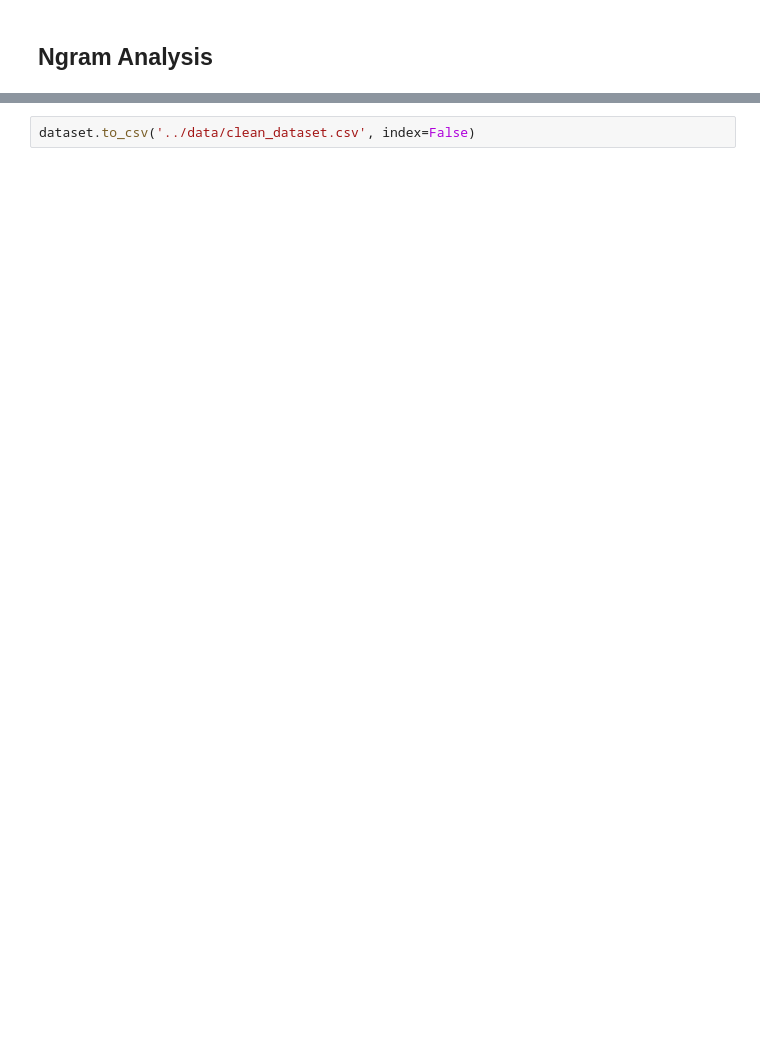
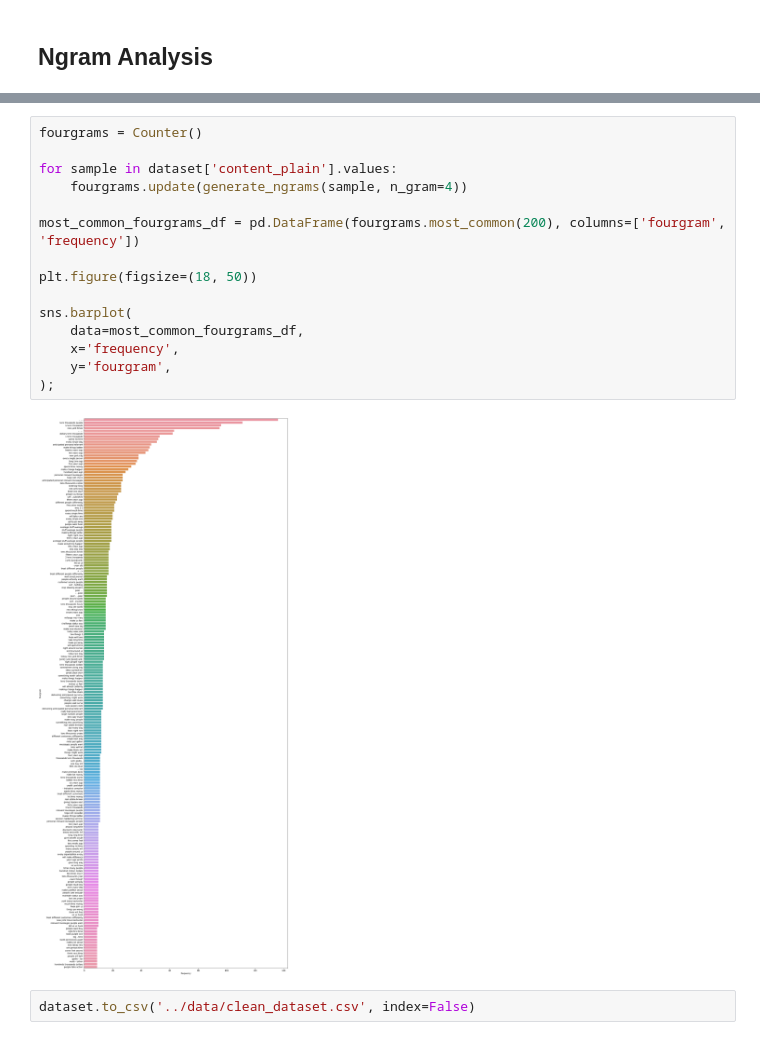
Before and after one commit to roma-glushko/seth-godin-sentance-generator, a Jupyter notebook: notebooks/eda.ipynb, the cells around one changed output, grey strips where cells are left out. Drawn from its saved outputs; the diff is of its cells as text; blank space fills up the shorter version.

```diff
--- a/notebooks/eda.ipynb
+++ b/notebooks/eda.ipynb
@@ -192,2 +277,19 @@ sns.barplot(
+# %%
+fourgrams = Counter()
+
+for sample in dataset['content_plain'].values:
+    fourgrams.update(generate_ngrams(sample, n_gram=4))
+
+most_common_fourgrams_df = pd.DataFrame(fourgrams.most_common(200), columns=['fourgram', 'frequency'])
+
+plt.figure(figsize=(18, 50))
+
+sns.barplot(
+    data=most_common_fourgrams_df,
+    x='frequency',
+    y='fourgram',
+);
+# %% [output]
+[figure, added]
 # %%
 dataset.to_csv('../data/clean_dataset.csv', index=False)
```
Also changed, not shown: parts of 13 cells of this notebook, 1 other file.
